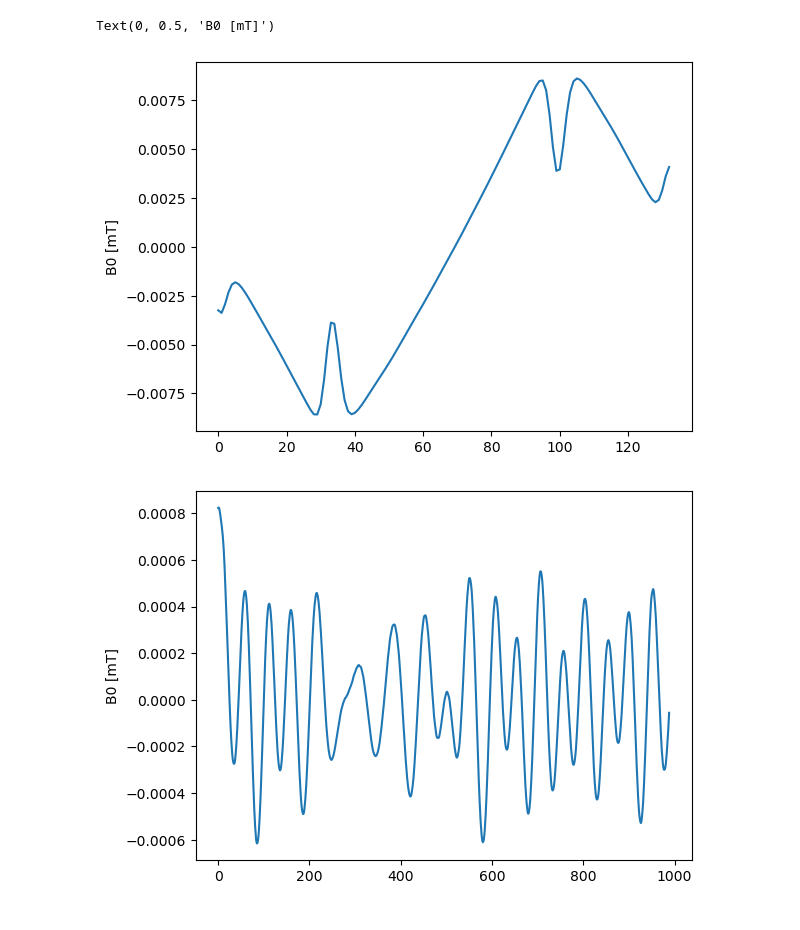
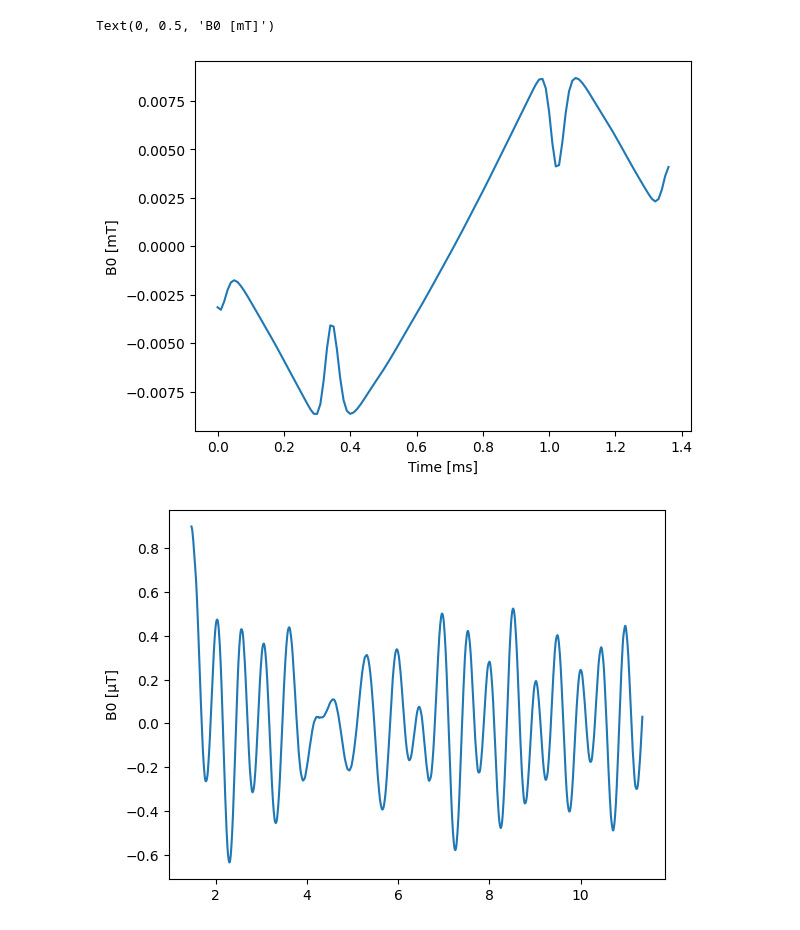
Before and after one commit to spindrifting/PAM, a Jupyter notebook: pam/girf_example/use_GIRF.ipynb, the cells around one changed output. Saved outputs shown, nothing was run; the diff lists cells and outputs as text; code cells hidden in the pictures.

```diff
--- a/pam/girf_example/use_GIRF.ipynb
+++ b/pam/girf_example/use_GIRF.ipynb
@@ -2,15 +2,16 @@
 import matplotlib.pyplot as plt
 import numpy as np
 # %%
+# Get the gradient response for a gradient waveform (g, [mT/m]) and the GSTF (H)
 def get_response(g, H, pad_zeros=True, return_padded=False):
-    """Convolves g with H in the frequency domain.
+    """Convolves gradient waveform (g) with the GSTF (H) in the frequency domain.
 
     Parameters
     ----------
     g : array_like
-        The input signal to be convolved.
+        The input gradient waveform to be convolved (after FFT to frequency space) [mT/m]
     H : array_like
-        The GTF/filter to be applied in the frequency domain.
+        The GSTF to be applied in the frequency domain.
     pad_zeros : bool, optional
         If True, pads g with zeros to match the size of H.
         Default is True.
@@ -24,12 +25,12 @@ def get_response(g, H, pad_zeros=True, return_padded=False):
         pad_after = N_pad - pad_before
         g = np.pad(g, (pad_before, pad_after), mode='constant')
 
-    X = np.fft.fftshift(np.fft.fft(g))
-    Y = X*H
-    y = np.real(np.fft.ifft(np.fft.ifftshift(Y)))
+    g_freq = np.fft.fftshift(np.fft.fft(g))
+    g_freq_response = g_freq*H
+    g_prime = np.real(np.fft.ifft(np.fft.ifftshift(g_freq_response)))
 
     if pad_zeros and not return_padded:
-        y = y[pad_before:-pad_after]
+        g_prime = g_prime[pad_before:-pad_after]
 
-    return y
+    return g_prime
 # %%
@@ -83,17 +104,27 @@ Text(0, 0.5, 'Gradient [mT/m]')
 # %%
 # Same as last cell except using the GTF z->0
-gg_pred = get_response(gg, Hz0)
+gg_pred = get_response(1000*g_bipolar, Hz0)  # Units are [mT/m] for input and output
 
-# Plot the predicted bipolar
+t_bipolar = np.arange(N_bipolar) * dt  # Time vector [s]
+t_aft_bipolar = t_pred = np.arange(len(gg_pred[N_bipolar + 10:])) * dt + (N_bipolar + 10) * dt  # Time vector [s]
+t_gg_pred = np.arange(len(gg_pred)) * dt  # Time vector [s]
+
+# Plot the prediction during the bipolar
 plt.figure()
-plt.plot(gg_pred[:N_bipolar])
+plt.plot(1000*t_bipolar, gg_pred[:N_bipolar])  # Plot in [ms] and [mT/m]
+plt.xlabel('Time [ms]')
 plt.ylabel('B0 [mT]')
 
 # Plot the prediction after the bipolar
 plt.figure()
-plt.plot(gg_pred[N_bipolar+10:])
+plt.plot(1000*t_aft_bipolar, 1000*gg_pred[N_bipolar+10:])
+plt.ylabel('B0 [µT]')
+
+plt.figure()
+plt.plot(1000*t_gg_pred, 1000*gg_pred)  # Plot in [ms] and [mT/m]
+plt.xlabel('Time [ms]')
 plt.ylabel('B0 [mT]')
 # %% [output]
 Text(0, 0.5, 'B0 [mT]')
-[figure, old version]
+[figure, new version]
-[figure, old version]
+[figure, new version]
```
Also changed, not shown: parts of 4 cells of this notebook, 10 other files.
